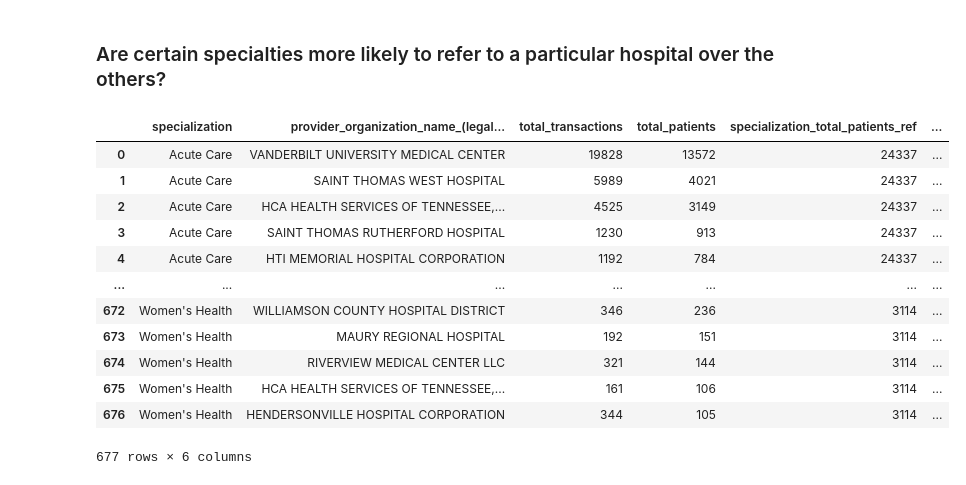
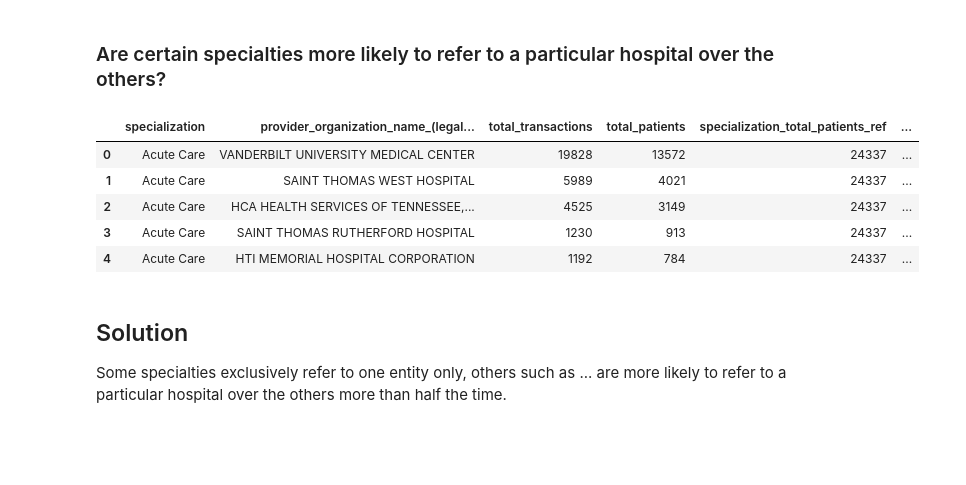
Before and after one commit to tomoumer/hop_team-the-hindenburgs, a Jupyter notebook: Hop_Teaming_Analysis.ipynb, the cells around one changed output. Cells and saved outputs as stored; diff of their text form; code cells hidden in the pictures; blank space fills up the shorter version.

```diff
--- a/Hop_Teaming_Analysis.ipynb
+++ b/Hop_Teaming_Analysis.ipynb
@@ -204,40 +197,37 @@ WITH specialization AS (
     GROUP BY t.specialization
 )
 SELECT t.specialization, n2.`provider_organization_name_(legal_business_name)`,
        SUM(h.transaction_count) AS total_transactions, SUM(h.patient_count) AS total_patients,
        s.total_patients AS specialization_total_patients_ref,
        SUM(h.patient_count)*1.0/s.total_patients AS specialization_referral_ratio
 FROM hop_major_TN_hospitals AS h
 INNER JOIN nppes n1
 ON h.from_npi = n1.npi
 INNER JOIN nppes n2
 ON h.to_npi = n2.npi
 INNER JOIN taxonomy as t
 ON n1.primary_taxonomy = t.code
 INNER JOIN specialization AS s
 ON s.specialization = t.specialization
 GROUP BY t.specialization, n2.`provider_organization_name_(legal_business_name)`
 ORDER BY t.specialization, specialization_referral_ratio DESC;
 '''
 
 
 with sqlite3.connect('Hop_Teaming_2018.sqlite') as db:
     popularity_ratio_sqlite = pd.read_sql(query, db)
 
-popularity_ratio_sqlite
+popularity_ratio_sqlite.head()
 # %% [output]
 |  | specialization | provider_organization_name_(legal... | total_transactions | total_patients | specialization_total_patients_ref | ... |
 | 0 | Acute Care | VANDERBILT UNIVERSITY MEDICAL CENTER | 19828 | 13572 | 24337 | ... |
 | 1 | Acute Care | SAINT THOMAS WEST HOSPITAL | 5989 | 4021 | 24337 | ... |
 | 2 | Acute Care | HCA HEALTH SERVICES OF TENNESSEE,... | 4525 | 3149 | 24337 | ... |
 | 3 | Acute Care | SAINT THOMAS RUTHERFORD HOSPITAL | 1230 | 913 | 24337 | ... |
 | 4 | Acute Care | HTI MEMORIAL HOSPITAL CORPORATION | 1192 | 784 | 24337 | ... |
-| ... | ... | ... | ... | ... | ... | ... |
-| 672 | Women's Health | WILLIAMSON COUNTY HOSPITAL DISTRICT | 346 | 236 | 3114 | ... |
-| 673 | Women's Health | MAURY REGIONAL HOSPITAL | 192 | 151 | 3114 | ... |
-| 674 | Women's Health | RIVERVIEW MEDICAL CENTER LLC | 321 | 144 | 3114 | ... |
-| 675 | Women's Health | HCA HEALTH SERVICES OF TENNESSEE,... | 161 | 106 | 3114 | ... |
-| 676 | Women's Health | HENDERSONVILLE HOSPITAL CORPORATION | 344 | 105 | 3114 | ... |
-677 rows × 6 columns
+# %% [markdown]
+## Solution
+
+Some specialties exclusively refer to one entity only, others such as ... are more likely to refer to a particular hospital over the others more than half the time.
 # %%
 #retrieve max ratio for each specialization
```
Also changed, not shown: parts of 5 cells of this notebook, 2 other files.
